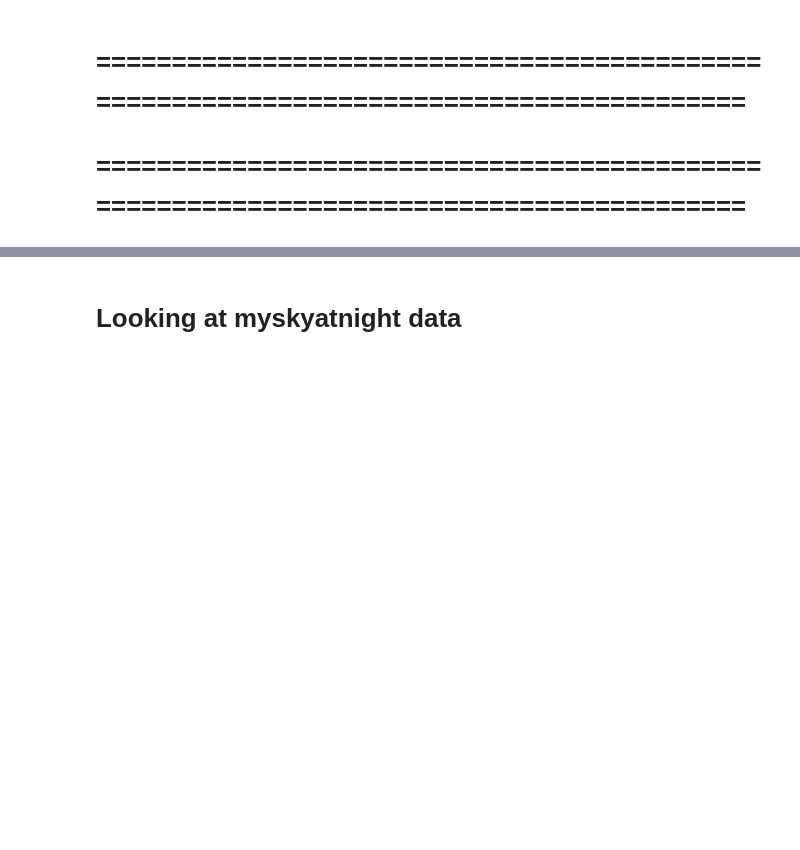
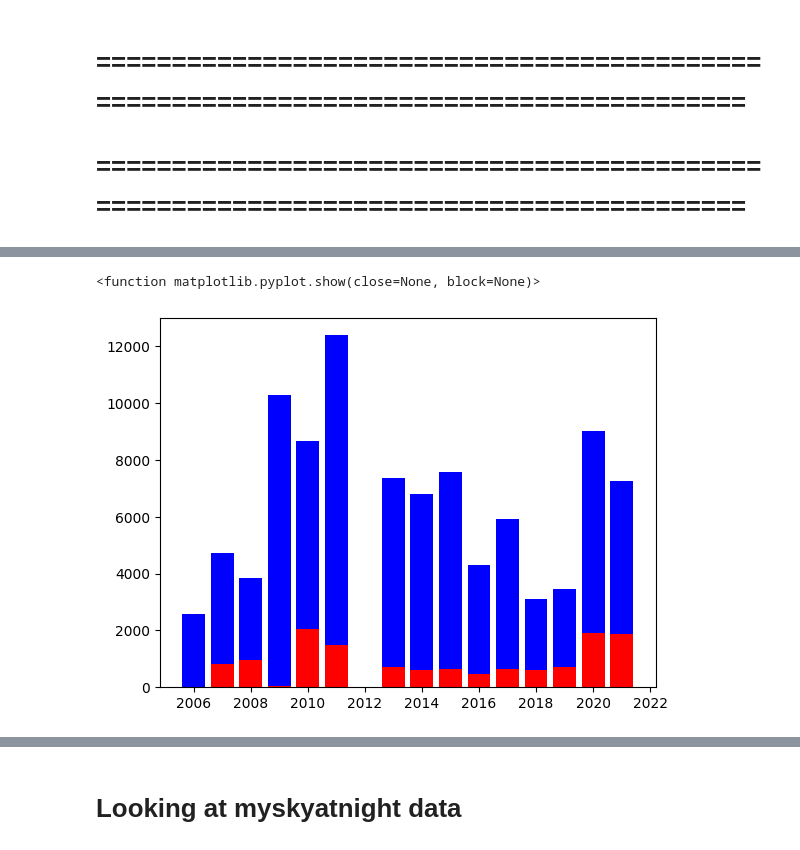
Before and after one commit to Visrael24/Dev10-Final-Assessment, a Jupyter notebook: Workspaces/Vals_workspace/EDA.ipynb, the cells around one changed output, grey strips where cells are left out. Drawn from its saved outputs; the diff is of its cells as text; code cells hidden in the pictures; blank space fills up the shorter version.

```diff
--- a/Workspaces/Vals_workspace/EDA.ipynb
+++ b/Workspaces/Vals_workspace/EDA.ipynb
@@ -164,0 +196,25 @@ Name: count, Length: 15787, dtype: int64
+# %%
+temp = []
+for row in df['LimitingMag']:
+    if row > 0:
+        temp.append('blue')
+    else:
+        temp.append('red')
+
+df['Visible'] = temp
+# %%
+# df['LocalDate'].value_counts()
+temp = []
+
+for row in df['LocalDate']:
+    x = re.split(r'-|/', row)
+    for value in x:
+        if len(value) == 4:
+            # print(value)
+            temp.append(value)
+
+print(len(temp))
+
+
+df['year'] = temp
+df['year'] = df['year'].astype(int)
@@ -164,0 +232,6 @@ Name: count, Length: 15787, dtype: int64
+# %%
+# df2 = df['year'].groupby([df['year'], df['Visible']]).agg({'count'})
+# df2
+
+df2 = df.groupby(['year', 'Visible']).size().reset_index(name='count')
+df2
@@ -164,0 +256,6 @@ Name: count, Length: 15787, dtype: int64
+# %%
+plt.bar(df2['year'], df2['count'], color=df2['Visible'])
+plt.show
+# %% [output]
+<function matplotlib.pyplot.show(close=None, block=None)>
+[figure, added]
```
Also changed, not shown: parts of 8 cells of this notebook, 35 other files.
